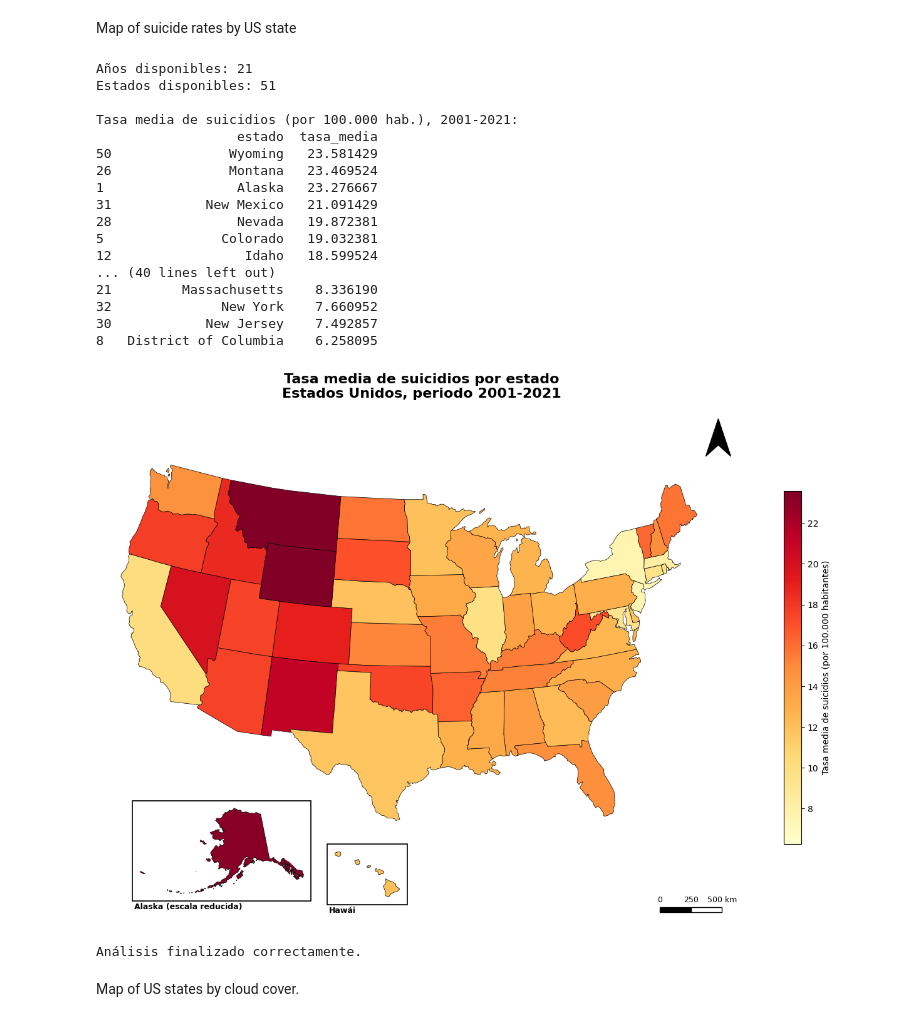
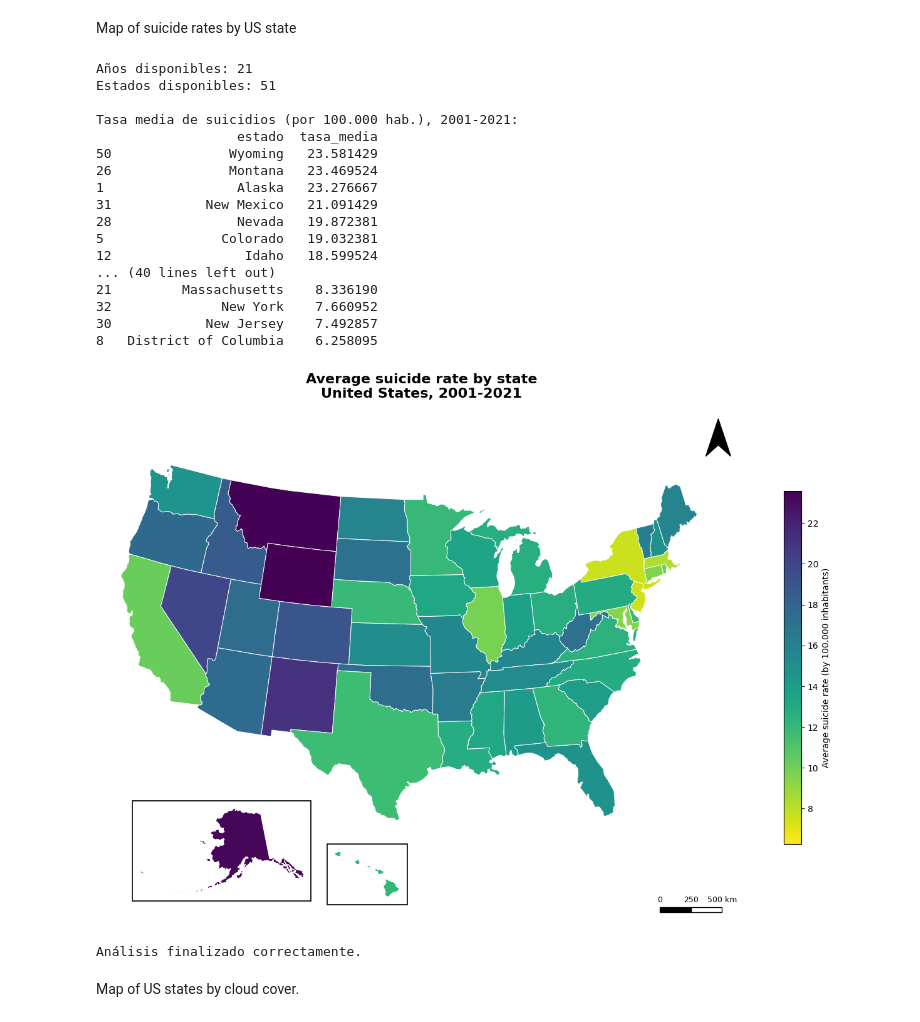
Before and after one commit to Edgarhdzm/Data-analysis-mental-health-and-weather, a Jupyter notebook: weather_suicide.ipynb, the cells around one changed output. Saved outputs shown, nothing was run; the diff lists cells and outputs as text; code cells hidden in the pictures.

```diff
--- a/weather_suicide.ipynb
+++ b/weather_suicide.ipynb
@@ -3148,13 +3162,18 @@ fig, ax = plt.subplots(figsize=(14, 9))
 
 mapa_plot.plot(
     column="tasa_media",
-    cmap="YlOrRd",
-    linewidth=0.5,
-    edgecolor="black",
+    cmap="viridis_r",          # _r: más oscuro = tasa más alta
+    linewidth=0.7,
+    edgecolor="white",         # con colores oscuros, el borde negro se pierde
     legend=True,
-    missing_kwds={"color": "lightgrey", "label": "Sin datos"},
+    missing_kwds={
+        "color": "lightgrey",
+        "edgecolor": "white",
+        "hatch": "///",        # "Think bigger": textura además de color
+        "label": "Sin datos"
+    },
     legend_kwds={
-        "label": "Tasa media de suicidios (por 100.000 habitantes)",
+        "label": "Average suicide rate (by 100.000 inhabitants)",
         "orientation": "vertical",
         "shrink": 0.7
     },
@@ -3176,8 +3195,8 @@ def recuadro(minx, miny, maxx, maxy, texto):
         fontsize=9, fontweight="bold", va="top"
     )
 
-recuadro(ak_minx, ak_miny, ak_maxx, ak_maxy, "Alaska (escala reducida)")
-recuadro(hi_minx, hi_miny, hi_maxx, hi_maxy, "Hawái")
+recuadro(ak_minx, ak_miny, ak_maxx, ak_maxy,"")
+recuadro(hi_minx, hi_miny, hi_maxx, hi_maxy,"")
 
 # Límites con margen extra arriba y a la derecha para que quepa la flecha
 ax.set_xlim(con_minx - 150_000, con_maxx + 350_000)
@@ -3226,8 +3245,8 @@ ax.add_patch(Polygon(
 ))
 
 ax.set_title(
-    "Tasa media de suicidios por estado\n"
-    "Estados Unidos, periodo 2001-2021",
+    "Average suicide rate by state\n"
+    "United States, 2001-2021",
     fontsize=16, fontweight="bold", pad=20
 )
 
@@ -3237,34 +3256,34 @@ plt.tight_layout()
 plt.savefig("mapa_suicidios_eeuu_2001_2021.png", dpi=300, bbox_inches="tight")
 plt.show()
 
 # --------------------------------------------------
 # 7. EXPORTAR LOS RESULTADOS
 # --------------------------------------------------
 
 tasa[["estado", "tasa_media"]].to_csv(
     "tasa_media_suicidios_por_estado.csv", index=False
 )
 
 print("\nAnálisis finalizado correctamente.")
 # %% [output]
 Años disponibles: 21
 Estados disponibles: 51
 
 Tasa media de suicidios (por 100.000 hab.), 2001-2021:
                   estado  tasa_media
 50               Wyoming   23.581429
 26               Montana   23.469524
 1                 Alaska   23.276667
 31            New Mexico   21.091429
 28                Nevada   19.872381
 5               Colorado   19.032381
 12                 Idaho   18.599524
 ... (40 lines left out)
 21         Massachusetts    8.336190
 32              New York    7.660952
 30            New Jersey    7.492857
 8   District of Columbia    6.258095
-[figure, old version]
+[figure, new version]
 Análisis finalizado correctamente.
 # %% [markdown]
 Map of US states by cloud cover.
```
Also changed, not shown: parts of 5 cells of this notebook.
